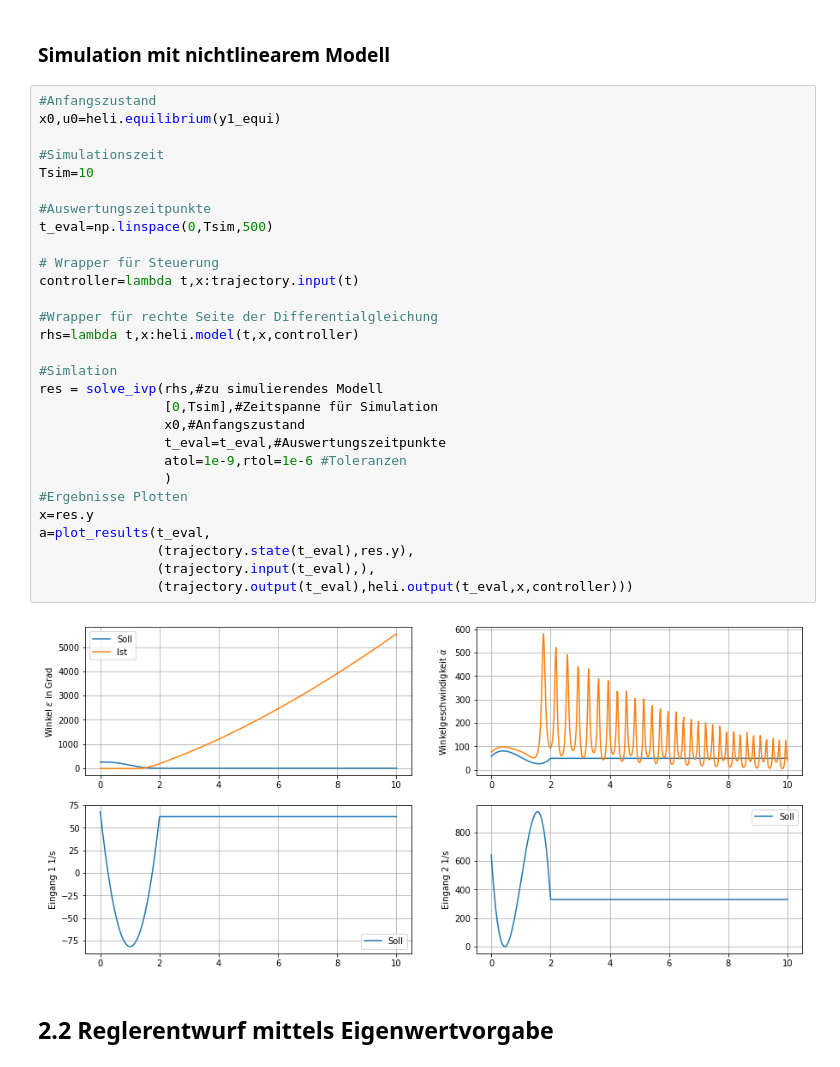
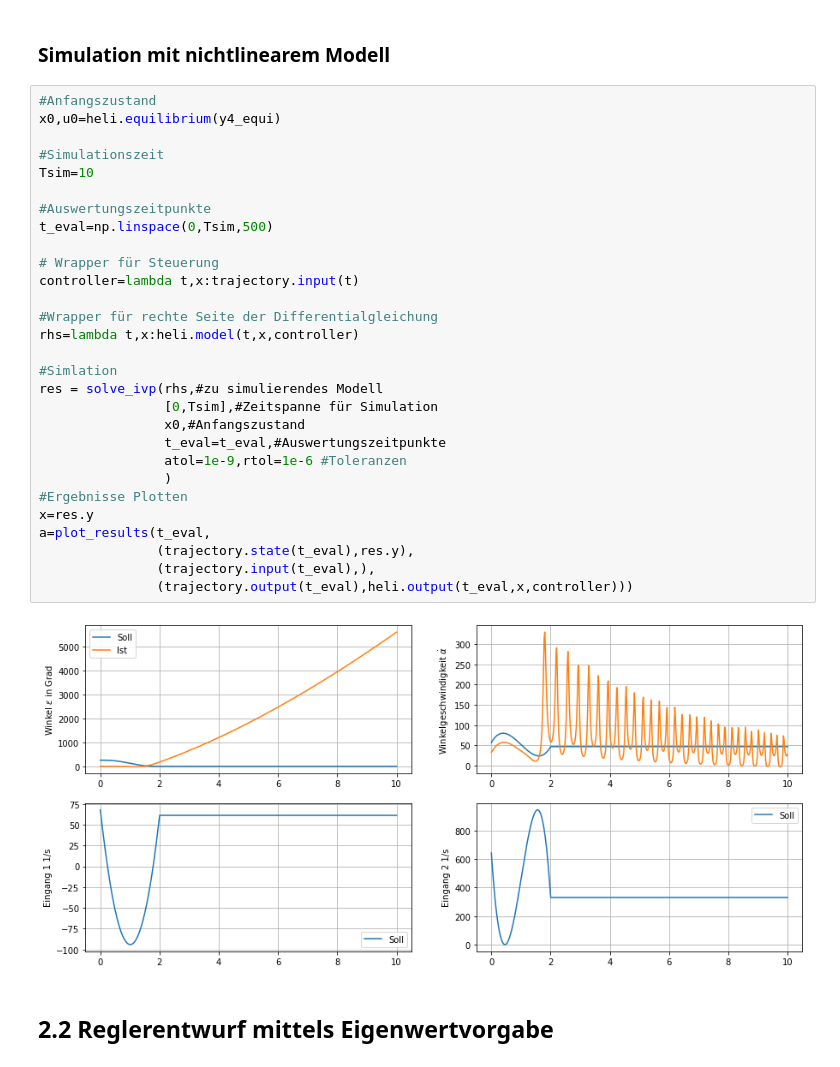
Before and after one commit to StefanKauf/RmsPr, a Jupyter notebook: helirack.ipynb, the cells around one changed output. Cells and saved outputs as stored; diff of their text form.

```diff
--- a/helirack.ipynb
+++ b/helirack.ipynb
@@ -330,35 +329,35 @@ Startwinkel:  257.87818066595923
 ### Simulation mit nichtlinearem Modell
 # %%
 #Anfangszustand
-x0,u0=heli.equilibrium(y1_equi)
+x0,u0=heli.equilibrium(y4_equi)
 
 #Simulationszeit
 Tsim=10
 
 #Auswertungszeitpunkte
 t_eval=np.linspace(0,Tsim,500)
 
 # Wrapper für Steuerung
 controller=lambda t,x:trajectory.input(t)
 
 #Wrapper für rechte Seite der Differentialgleichung
 rhs=lambda t,x:heli.model(t,x,controller)
 
 #Simlation
 res = solve_ivp(rhs,#zu simulierendes Modell
                 [0,Tsim],#Zeitspanne für Simulation
                 x0,#Anfangszustand
                 t_eval=t_eval,#Auswertungszeitpunkte
                 atol=1e-9,rtol=1e-6 #Toleranzen
                 )
 #Ergebnisse Plotten
 x=res.y
 a=plot_results(t_eval,
                (trajectory.state(t_eval),res.y),
                (trajectory.input(t_eval),),
                (trajectory.output(t_eval),heli.output(t_eval,x,controller)))
 # %% [output]
-[figure, old version]
+[figure, new version]
 # %% [markdown]
 ## 2.2 Reglerentwurf mittels Eigenwertvorgabe
 # %%
```
Also changed, not shown: parts of 6 cells of this notebook, 1 other file.
